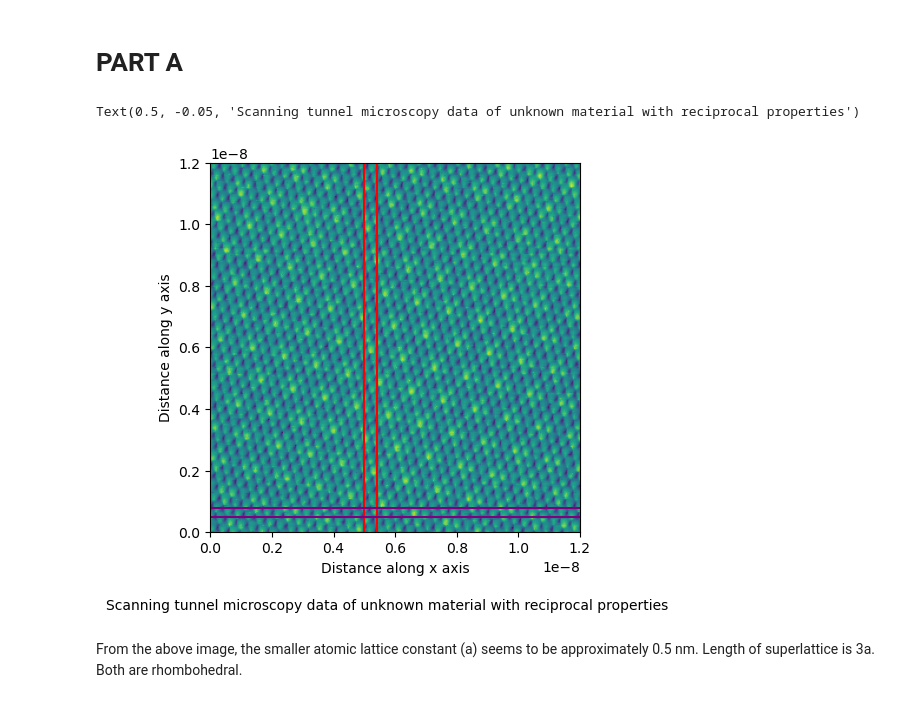
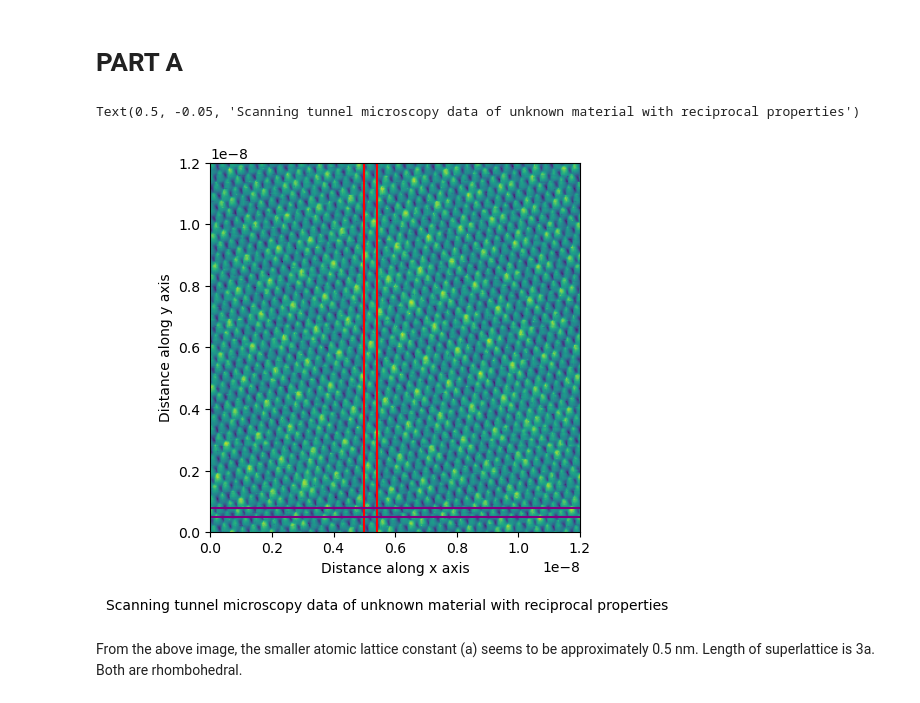
Before and after one commit to mtrain1689/140A-HW6, a Jupyter notebook: code.ipynb, the cells around one changed output. Cells and saved outputs as stored; diff of their text form; code cells hidden in the pictures.

```diff
--- a/code.ipynb
+++ b/code.ipynb
@@ -10,22 +10,22 @@ import scipy
 # %%
 data = np.loadtxt("data/hw6_file.txt")
 data -= np.mean(np.mean(data))
 
-fig = plt.imshow(data, extent = [0, 12e-9, 0, 12e-9])
+fig = plt.imshow(data, extent = [0, 12e-9, 0, 12e-9], origin = "lower")
 plt.xlabel("Distance along x axis")
 plt.ylabel("Distance along y axis")
 
 plt.vlines(ymin = 0, ymax = 1.2e-8, x = 0.5e-8, color = "red")
 plt.vlines(ymin = 0, ymax = 1.2e-8, x = 0.54e-8, color = "red")
 plt.hlines(xmin = 0, xmax = 1.2e-8, y = 0.05e-8, color = "purple")
 plt.hlines(xmin = 0, xmax = 1.2e-8, y = 0.08e-8, color = "purple")
 
 
 txt = "Scanning tunnel microscopy data of unknown material with reciprocal properties"
 plt.figtext(0.5, -0.05, txt, wrap = True, horizontalalignment = "center")
 # %% [output]
 Text(0.5, -0.05, 'Scanning tunnel microscopy data of unknown material with reciprocal properties')
-[figure, old version]
+[figure, new version]
 # %% [markdown]
 From the above image, the smaller atomic lattice constant (a) seems to be approximately 0.5 nm. Length of superlattice is 3a. Both are rhombohedral.
 # %% [markdown]
```
Also changed, not shown: parts of 2 cells of this notebook.
